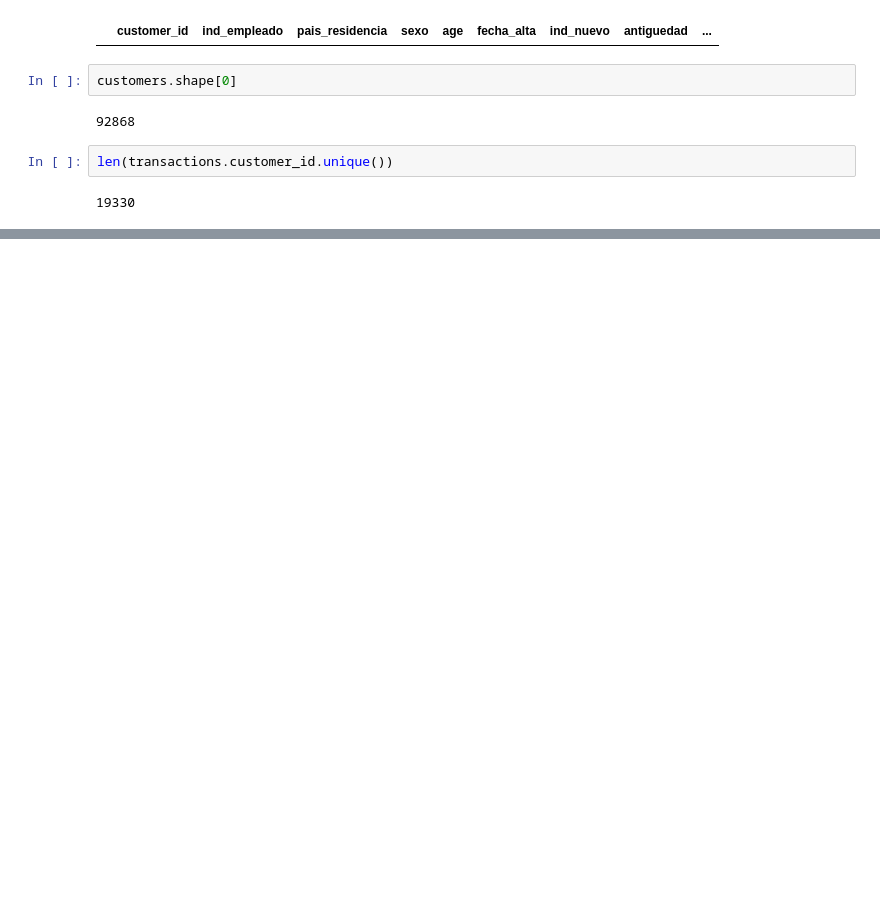
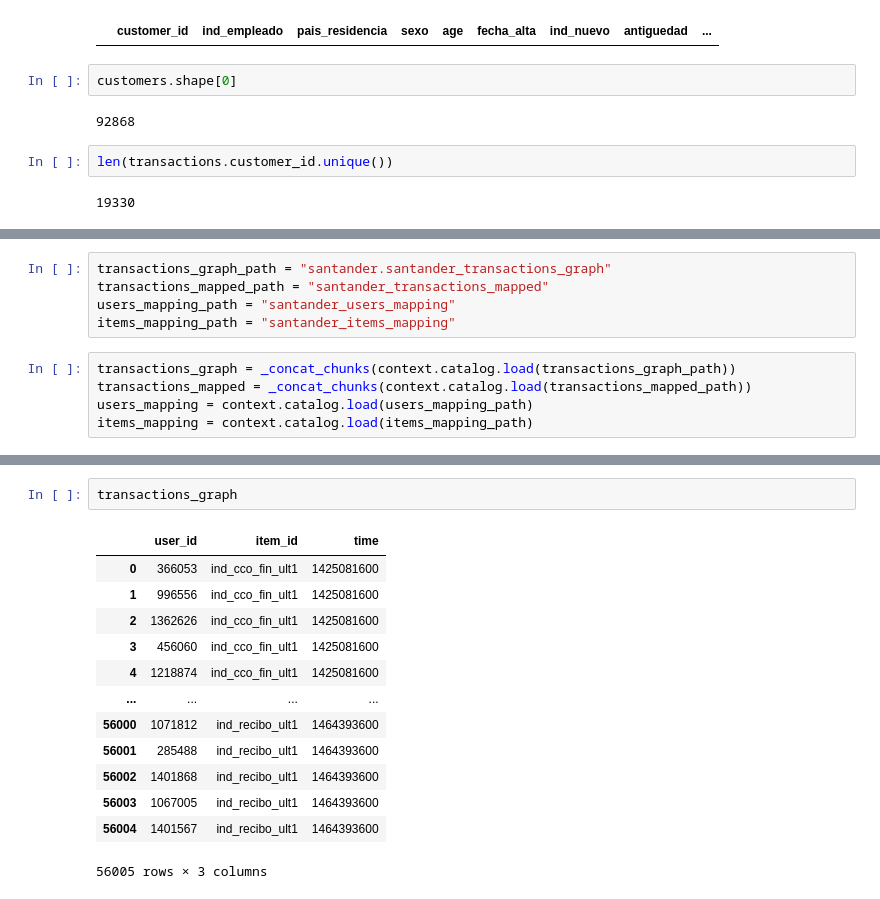
Before and after one commit to getindata/quickstart-ml-blueprints, a Jupyter notebook: notebooks/graph_preprocessing.ipynb, the cells around one changed output, grey strips where cells are left out. Drawn from its saved outputs; the diff is of its cells as text; blank space fills up the shorter version.

Commit message:
added dataset parametrized graph preprocessing

```diff
--- a/notebooks/graph_preprocessing.ipynb
+++ b/notebooks/graph_preprocessing.ipynb
@@ -133,0 +145,10 @@ len(transactions.customer_id.unique())
+# %%
+transactions_graph_path = "santander.santander_transactions_graph"
+transactions_mapped_path = "santander_transactions_mapped"
+users_mapping_path = "santander_users_mapping"
+items_mapping_path = "santander_items_mapping"
+# %%
+transactions_graph = _concat_chunks(context.catalog.load(transactions_graph_path))
+transactions_mapped = _concat_chunks(context.catalog.load(transactions_mapped_path))
+users_mapping = context.catalog.load(users_mapping_path)
+items_mapping = context.catalog.load(items_mapping_path)
@@ -133,0 +166,16 @@ len(transactions.customer_id.unique())
+# %%
+transactions_graph
+# %% [output]
+|  | user_id | item_id | time |
+| 0 | 366053 | ind_cco_fin_ult1 | 1425081600 |
+| 1 | 996556 | ind_cco_fin_ult1 | 1425081600 |
+| 2 | 1362626 | ind_cco_fin_ult1 | 1425081600 |
+| 3 | 456060 | ind_cco_fin_ult1 | 1425081600 |
+| 4 | 1218874 | ind_cco_fin_ult1 | 1425081600 |
+| ... | ... | ... | ... |
+| 56000 | 1071812 | ind_recibo_ult1 | 1464393600 |
+| 56001 | 285488 | ind_recibo_ult1 | 1464393600 |
+| 56002 | 1401868 | ind_recibo_ult1 | 1464393600 |
+| 56003 | 1067005 | ind_recibo_ult1 | 1464393600 |
+| 56004 | 1401567 | ind_recibo_ult1 | 1464393600 |
+56005 rows × 3 columns
```
Also changed, not shown: parts of 15 cells of this notebook, 7 other files.
